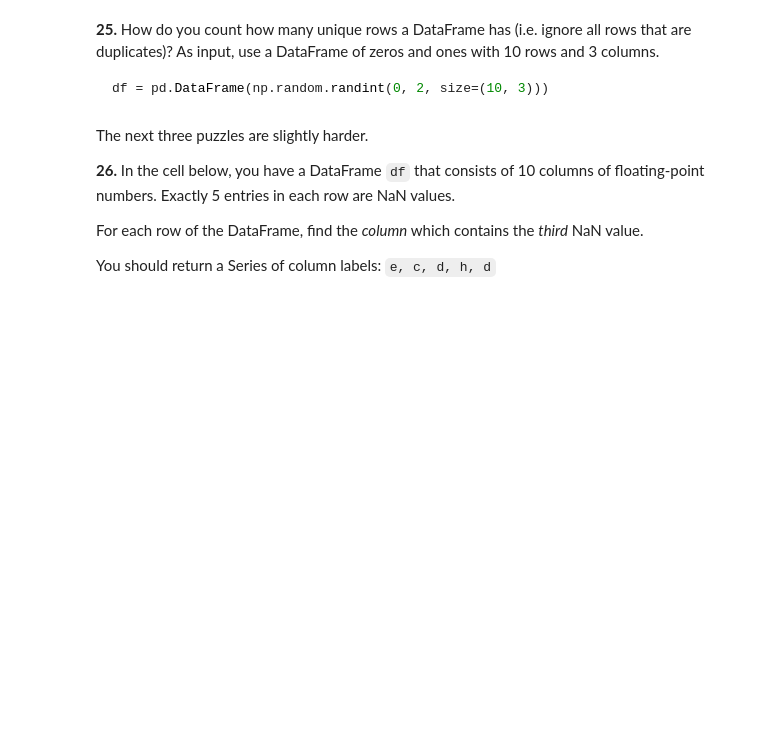
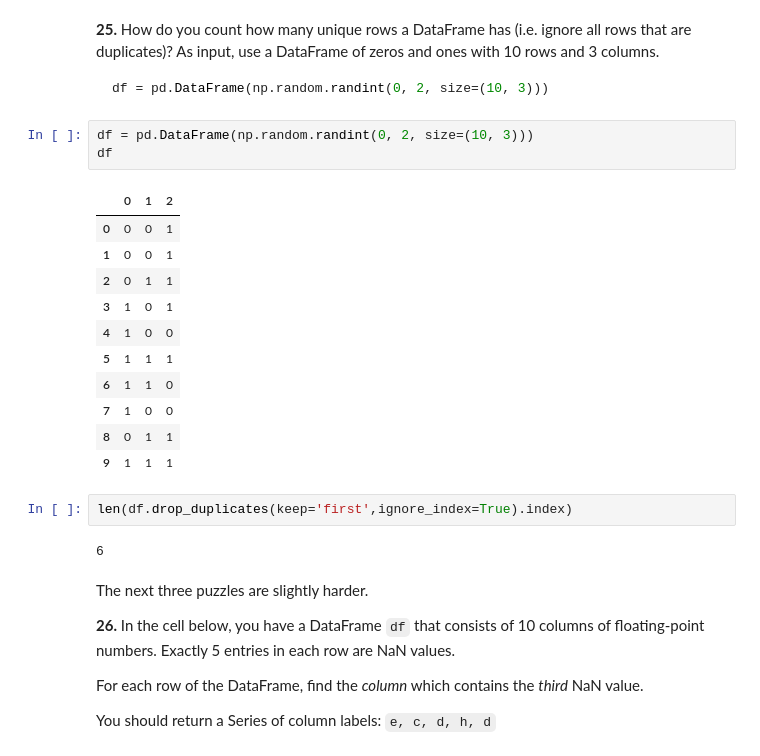
Before and after one commit to Yongliang-Shi/100-pandas-puzzles, a Jupyter notebook: 100-pandas-puzzles.ipynb, the cells around one changed output. Saved outputs shown, nothing was run; the diff lists cells and outputs as text; blank space fills up the shorter version.

````diff
--- a/100-pandas-puzzles.ipynb
+++ b/100-pandas-puzzles.ipynb
@@ -489,6 +580,25 @@ Which column of numbers has the smallest sum?  Return that column's label.
 ```python
 df = pd.DataFrame(np.random.randint(0, 2, size=(10, 3)))
 ```
+# %%
+df = pd.DataFrame(np.random.randint(0, 2, size=(10, 3)))
+df
+# %% [output]
+|  | 0 | 1 | 2 |
+| 0 | 0 | 0 | 1 |
+| 1 | 0 | 0 | 1 |
+| 2 | 0 | 1 | 1 |
+| 3 | 1 | 0 | 1 |
+| 4 | 1 | 0 | 0 |
+| 5 | 1 | 1 | 1 |
+| 6 | 1 | 1 | 0 |
+| 7 | 1 | 0 | 0 |
+| 8 | 0 | 1 | 1 |
+| 9 | 1 | 1 | 1 |
+# %%
+len(df.drop_duplicates(keep='first',ignore_index=True).index)
+# %% [output]
+6
 # %% [markdown]
 The next three puzzles are slightly harder.
 
````
Also changed, not shown: parts of 23 cells of this notebook.
